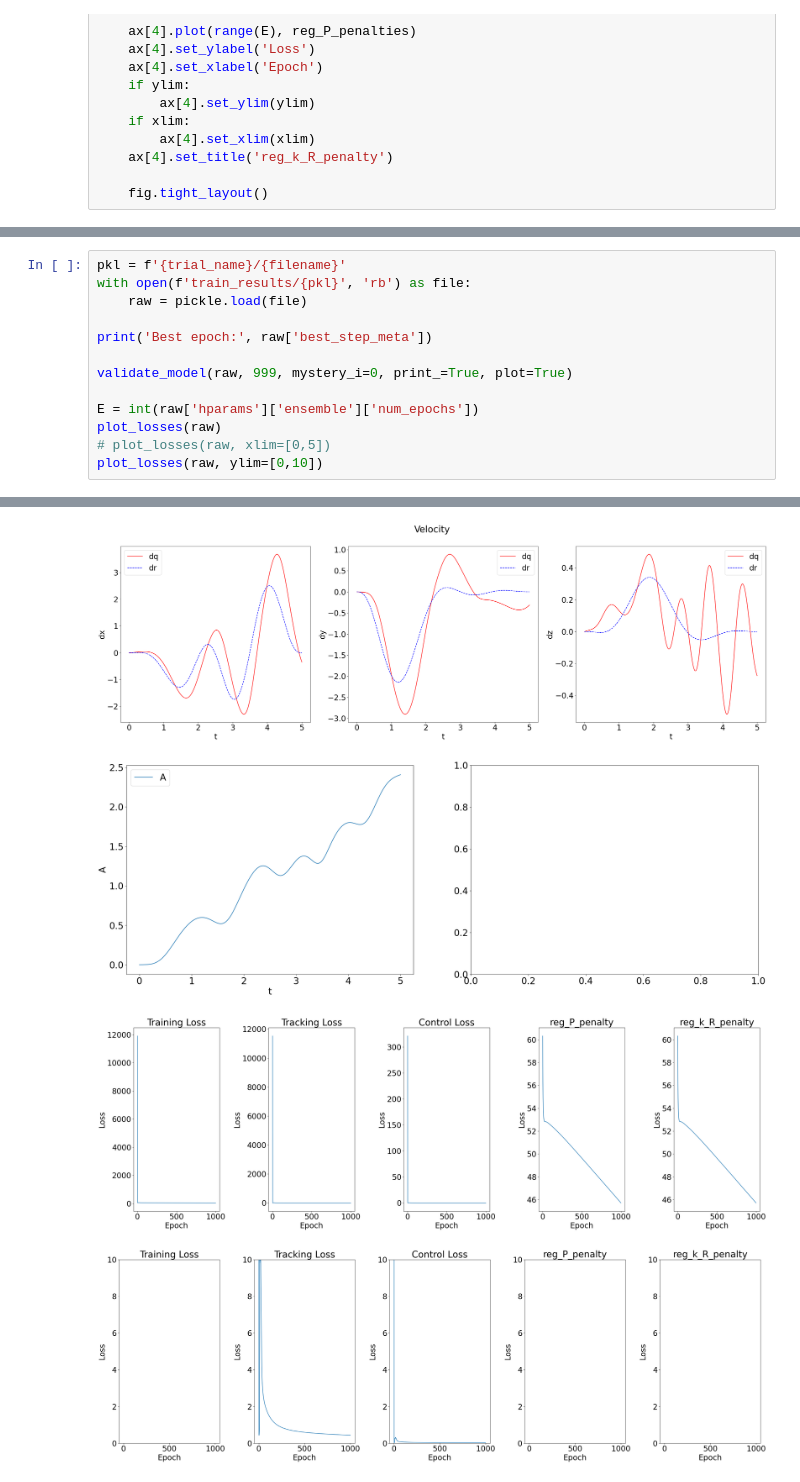
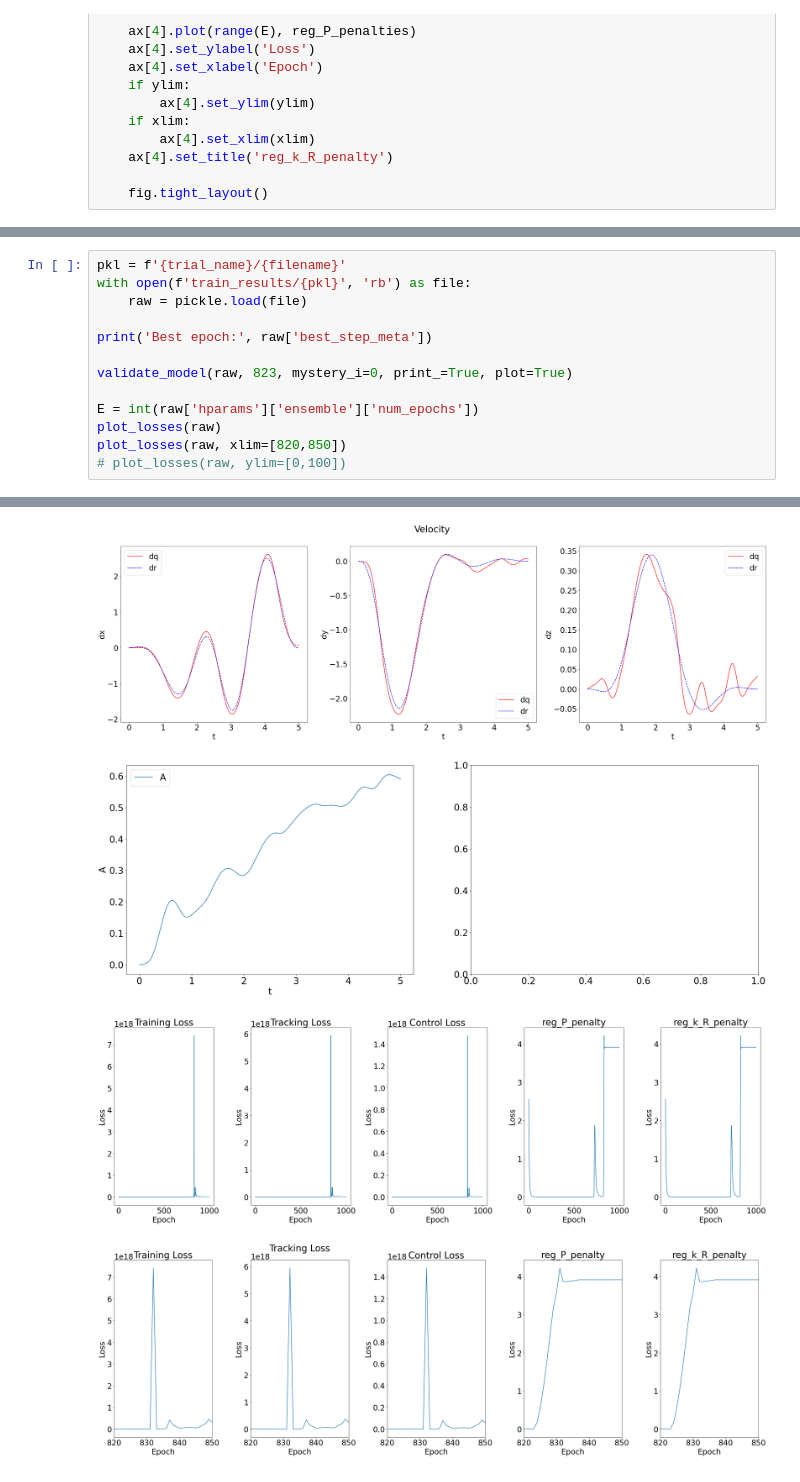
Before and after one commit to joshsohn/COML_hardware, a Jupyter notebook: test_z_up_kR.ipynb, the cells around one changed output, grey strips where cells are left out. Saved outputs shown, nothing was run; the diff lists cells and outputs as text.

```diff
--- a/test_z_up_kR.ipynb
+++ b/test_z_up_kR.ipynb
@@ -984,10 +989,10 @@ with open(f'train_results/{pkl}', 'rb') as file:
 
 print('Best epoch:', raw['best_step_meta'])
 
-validate_model(raw, 999, mystery_i=0, print_=True, plot=True)
+validate_model(raw, 823, mystery_i=0, print_=True, plot=True)
 
 E = int(raw['hparams']['ensemble']['num_epochs'])
 plot_losses(raw)
-# plot_losses(raw, xlim=[0,5])
-plot_losses(raw, ylim=[0,10])
+plot_losses(raw, xlim=[820,850])
+# plot_losses(raw, ylim=[0,100])
 # %% [output]
@@ -1012,4 +1017,4 @@ Eigenvalues of K: [0.9297188 0.9334762 0.898068 ]
-[figure, old version]
+[figure, new version]
-[figure, old version]
+[figure, new version]
-[figure, old version]
+[figure, new version]
-[figure, old version]
+[figure, new version]
```
Also changed, not shown: parts of 2 cells of this notebook, 14 other files.
